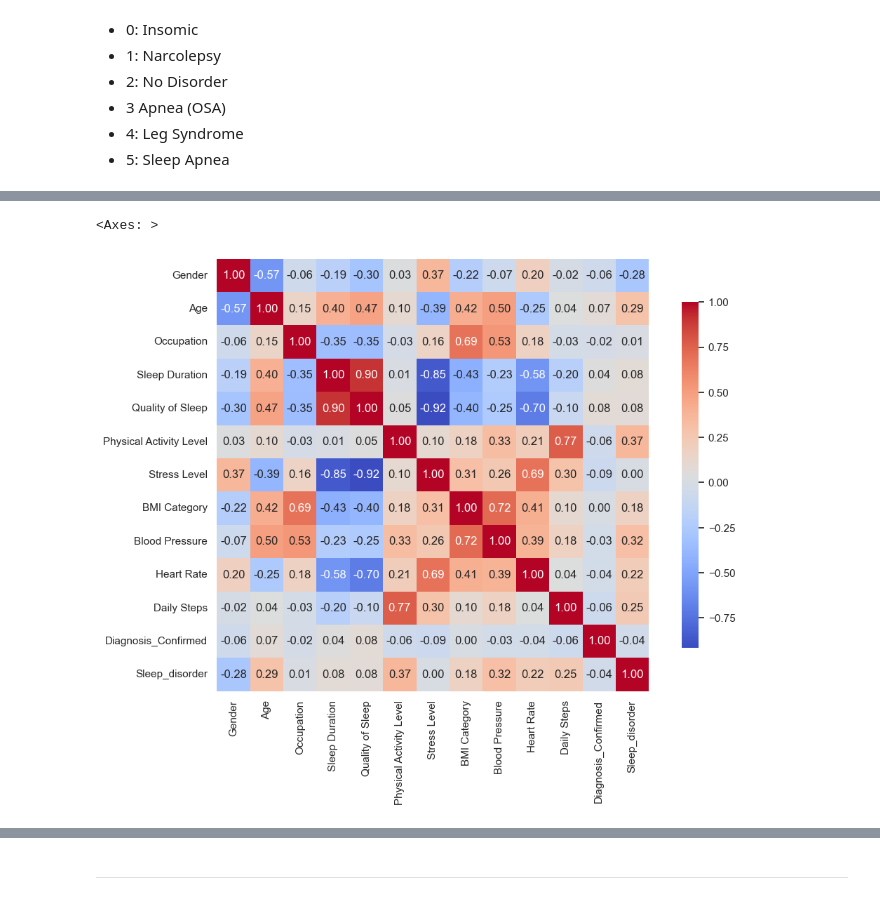
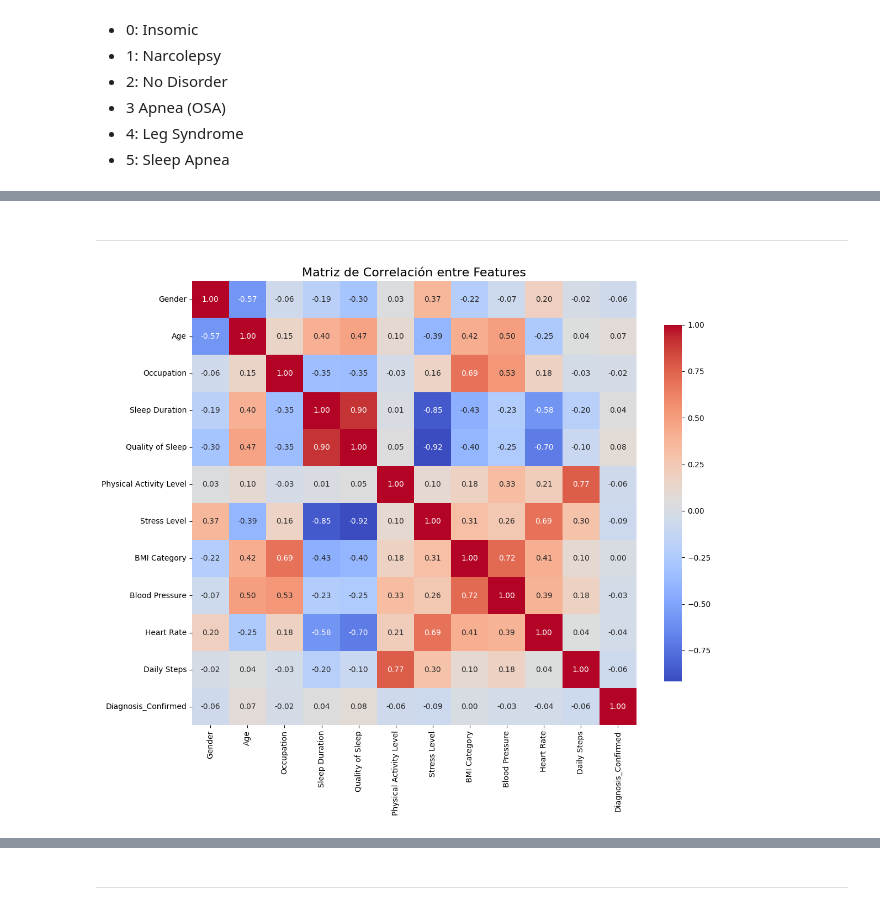
Before and after one commit to NaiSaratxaga/ML_sleep_lifestyle_predictor, a Jupyter notebook: src/notebooks/02_Limpieza_EDA.ipynb, the cells around one changed output, grey strips where cells are left out. Drawn from its saved outputs; the diff is of its cells as text; code cells hidden in the pictures.

Commit message:
entrenamientos y EDA

```diff
--- a/src/notebooks/02_Limpieza_EDA.ipynb
+++ b/src/notebooks/02_Limpieza_EDA.ipynb
@@ -571,0 +680,20 @@ Name: count, dtype: int64
+# %%
+#    Eliminamos la columna target y columnas no numéricas del set de features
+X_num = df_combined.drop(columns=['Sleep_disorder', 'Sleep_disorder_lbl'])
+y = df_combined['Sleep_disorder']
+
+# 4. Calcular correlación punto-biserial (valor absoluto)
+corrs = {col: np.corrcoef(X_num[col], y)[0,1]
+         for col in X_num.columns}
+corr_series = pd.Series(corrs).abs().sort_values(ascending=False)
+
+# 5. Seleccionar top 10
+top10 = corr_series.head(10)
+
+# 6. Graficar
+plt.figure(figsize=(8, 5))
+plt.barh(top10.index[::-1], top10.values[::-1], color='skyblue')
+plt.title('Top 10 correlaciones absolutas con Sleep_disorder', fontsize=14)
+plt.xlabel('Correlación absoluta', fontsize=12)
+plt.tight_layout()
+plt.show()
@@ -646,9 +933,21 @@ plt.show()
+# %% [markdown]
+---
 # %%
-# matriz de correlación
-plt.figure(figsize=(12, 8))
-correlation_matrix = df_combined.corr()
+# Matriz de correlación
+corr = X_num.corr()
 
-sns.heatmap(correlation_matrix, annot=True, cmap='coolwarm', fmt=".2f", square=True, cbar_kws={"shrink": .8})
+# 4. Visualizar con un heatmap
+plt.figure(figsize=(12,10))
+sns.heatmap(
+    corr,
+    annot=True,
+    fmt=".2f",
+    cmap="coolwarm",
+    square=True,
+    cbar_kws={"shrink": .8}
+)
+plt.title("Matriz de Correlación entre Features", fontsize=16)
+plt.tight_layout()
+plt.show()
 # %% [output]
-<Axes: >
-[figure, old version]
+[figure, new version]
```
Also changed, not shown: parts of 21 cells of this notebook, 6 other files.
